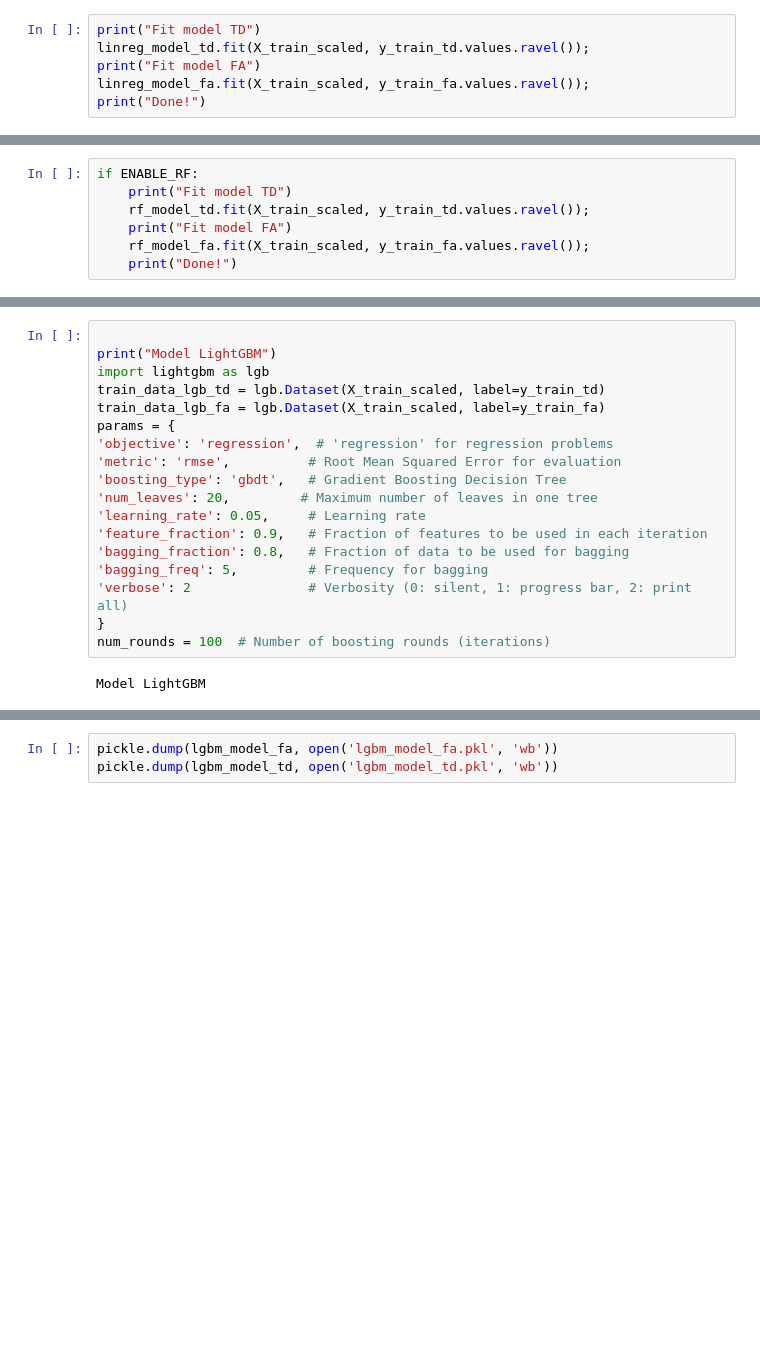
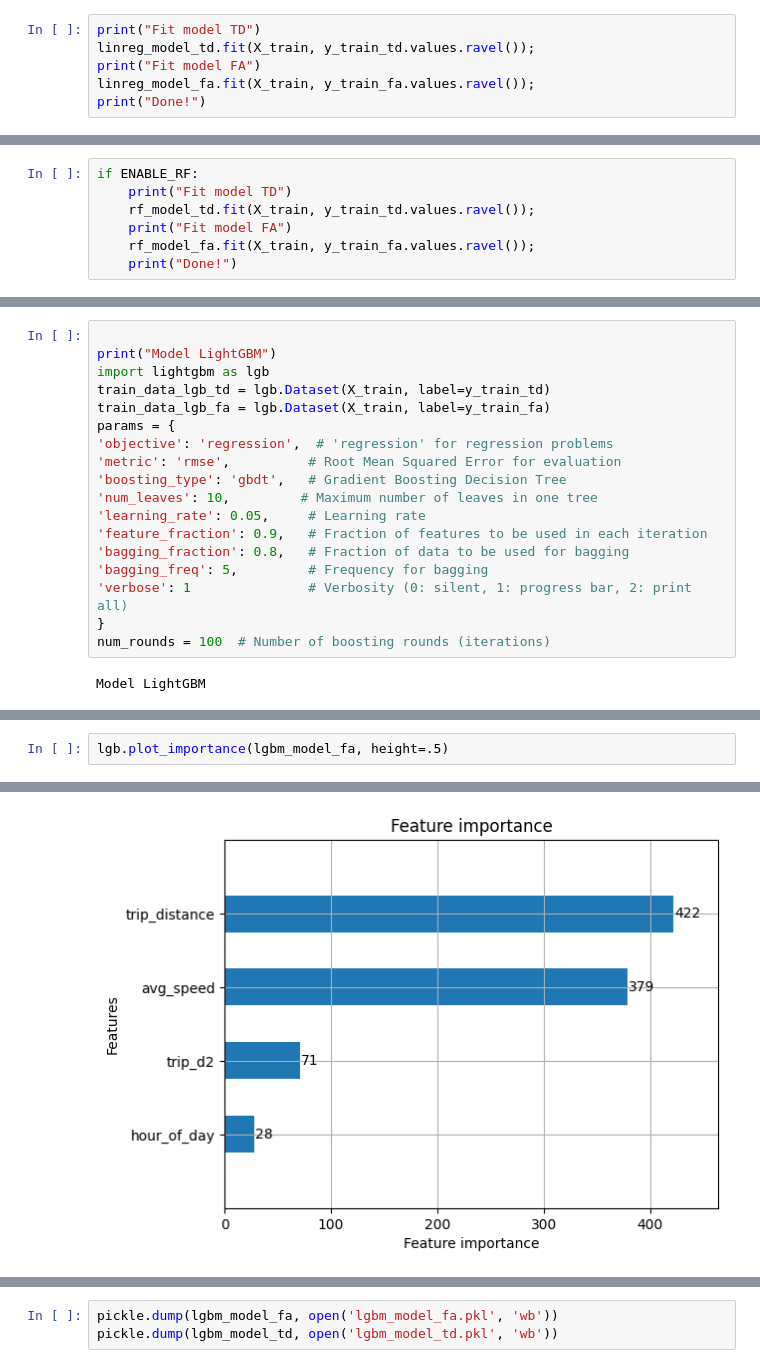
Before and after one commit to xtianhb/nyc_taxi_ml, a Jupyter notebook: model/model_train.ipynb, the cells around one changed output, grey strips where cells are left out. Cells and saved outputs as stored; diff of their text form; blank space fills up the shorter version.

Commit message:
model simple lgbm

```diff
--- a/model/model_train.ipynb
+++ b/model/model_train.ipynb
@@ -182,9 +154,9 @@ linreg_model_td = LinearRegression(n_jobs=-1)
 linreg_model_fa = LinearRegression(n_jobs=-1)
 # %%
 print("Fit model TD")
-linreg_model_td.fit(X_train_scaled, y_train_td.values.ravel());
+linreg_model_td.fit(X_train, y_train_td.values.ravel());
 print("Fit model FA")
-linreg_model_fa.fit(X_train_scaled, y_train_fa.values.ravel());
+linreg_model_fa.fit(X_train, y_train_fa.values.ravel());
 print("Done!")
 # %% [output]
 Fit model TD
@@ -227,9 +199,9 @@ if ENABLE_RF:
 # %%
 if ENABLE_RF:
     print("Fit model TD")
-    rf_model_td.fit(X_train_scaled, y_train_td.values.ravel());
+    rf_model_td.fit(X_train, y_train_td.values.ravel());
     print("Fit model FA")
-    rf_model_fa.fit(X_train_scaled, y_train_fa.values.ravel());
+    rf_model_fa.fit(X_train, y_train_fa.values.ravel());
     print("Done!")
 # %%
 if ENABLE_RF:
@@ -257,18 +229,18 @@ if ENABLE_RF:
 
 print("Model LightGBM")
 import lightgbm as lgb
-train_data_lgb_td = lgb.Dataset(X_train_scaled, label=y_train_td)
-train_data_lgb_fa = lgb.Dataset(X_train_scaled, label=y_train_fa)
+train_data_lgb_td = lgb.Dataset(X_train, label=y_train_td)
+train_data_lgb_fa = lgb.Dataset(X_train, label=y_train_fa)
 params = {
 'objective': 'regression',  # 'regression' for regression problems
 'metric': 'rmse',          # Root Mean Squared Error for evaluation
 'boosting_type': 'gbdt',   # Gradient Boosting Decision Tree
-'num_leaves': 20,         # Maximum number of leaves in one tree
+'num_leaves': 10,         # Maximum number of leaves in one tree
 'learning_rate': 0.05,     # Learning rate
 'feature_fraction': 0.9,   # Fraction of features to be used in each iteration
 'bagging_fraction': 0.8,   # Fraction of data to be used for bagging
 'bagging_freq': 5,         # Frequency for bagging
-'verbose': 2               # Verbosity (0: silent, 1: progress bar, 2: print all)
+'verbose': 1               # Verbosity (0: silent, 1: progress bar, 2: print all)
 }
 num_rounds = 100  # Number of boosting rounds (iterations)
 # %% [output]
@@ -300 +271,4 @@ And if memory is not enough, you can set `force_col_wise=true`.
 Done!
+# %%
+lgb.plot_importance(lgbm_model_fa, height=.5)
+# %% [output]
@@ -300,0 +276 @@ Done!
+[figure, added]
```
Also changed, not shown: parts of 15 cells of this notebook, 2 other files.
